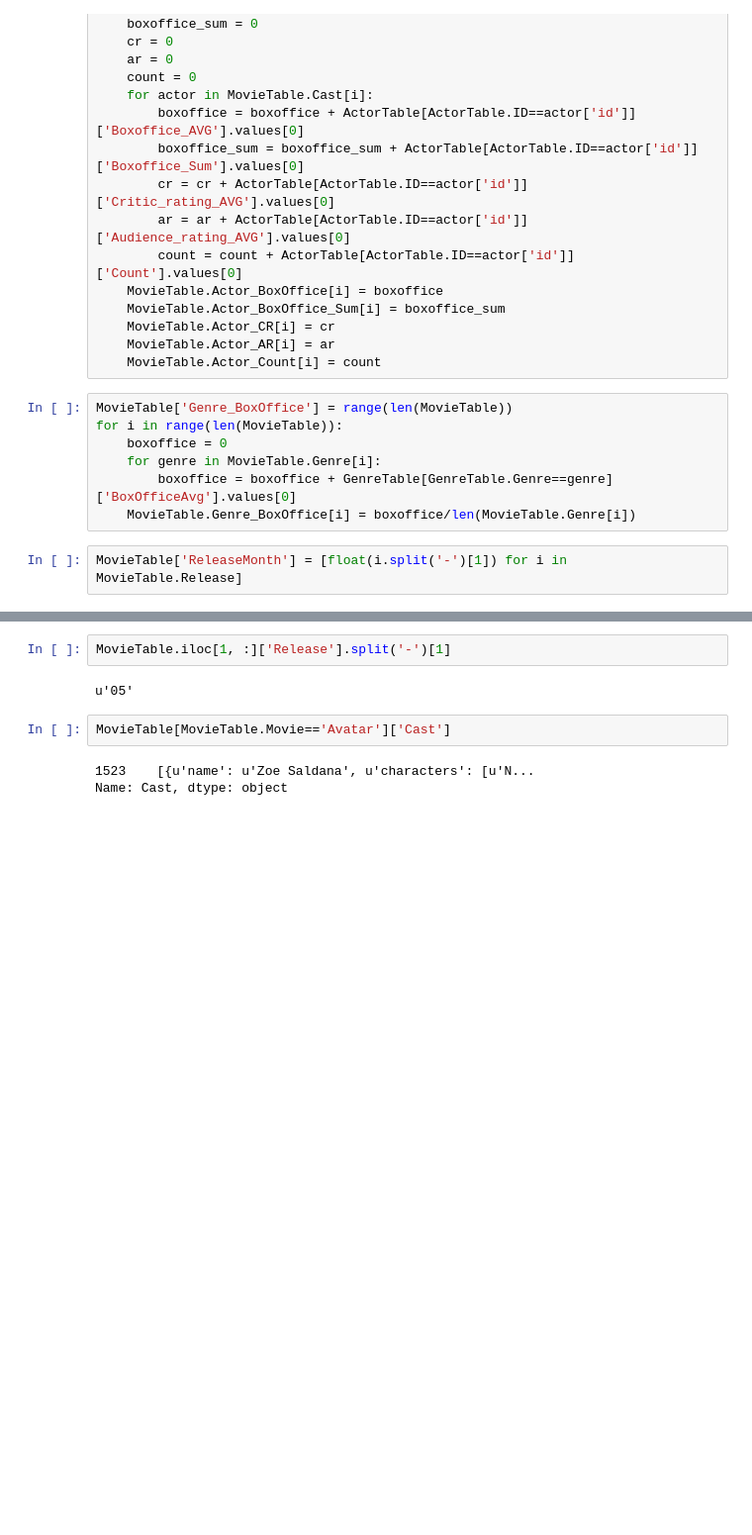
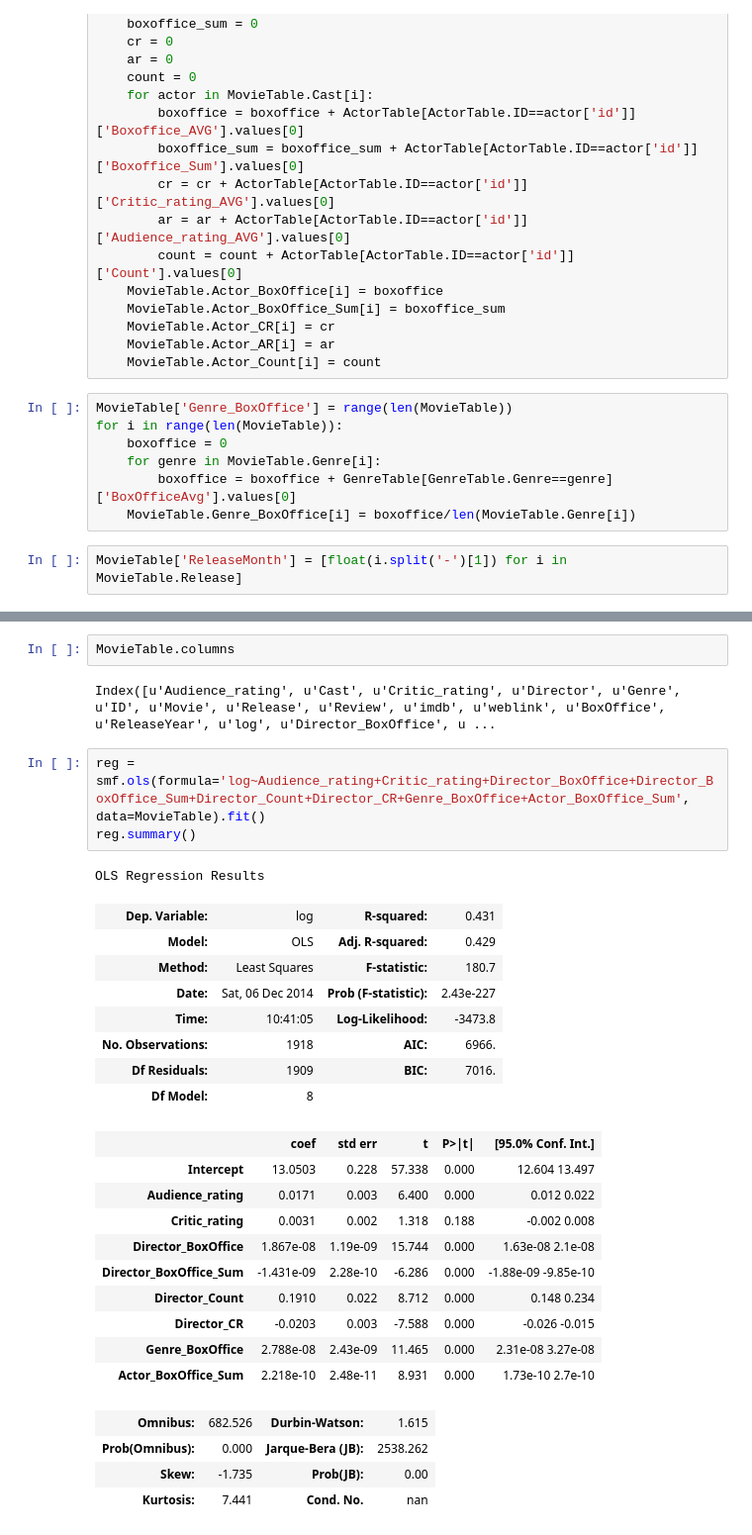
Before and after one commit to lantian2012/DataScience, a Jupyter notebook: Regression.ipynb, the cells around one changed output, grey strips where cells are left out. Shown at 99% size. Drawn from its saved outputs; the diff is of its cells as text; blank space fills up the shorter version.

```diff
--- a/Regression.ipynb
+++ b/Regression.ipynb
@@ -151,12 +147,34 @@ OLS Regression Results
 | Prob(Omnibus): | 0.000 | Jarque-Bera (JB): | 2408.843 |
 | Skew: | -1.701 | Prob(JB): | 0.00 |
 | Kurtosis: | 7.309 | Cond. No. | nan |
-# %%
-MovieTable.iloc[1, :]['Release'].split('-')[1]
-# %% [output]
-u'05'
-# %%
-MovieTable[MovieTable.Movie=='Avatar']['Cast']
-# %% [output]
-1523    [{u'name': u'Zoe Saldana', u'characters': [u'N...
-Name: Cast, dtype: object
+# %%
+MovieTable.columns
+# %% [output]
+Index([u'Audience_rating', u'Cast', u'Critic_rating', u'Director', u'Genre', u'ID', u'Movie', u'Release', u'Review', u'imdb', u'weblink', u'BoxOffice', u'ReleaseYear', u'log', u'Director_BoxOffice', u ...
+# %%
+reg = smf.ols(formula='log~Audience_rating+Critic_rating+Director_BoxOffice+Director_BoxOffice_Sum+Director_Count+Director_CR+Genre_BoxOffice+Actor_BoxOffice_Sum', data=MovieTable).fit()
+reg.summary()
+# %% [output]
+OLS Regression Results
+| Dep. Variable: | log | R-squared: | 0.431 |
+| Model: | OLS | Adj. R-squared: | 0.429 |
+| Method: | Least Squares | F-statistic: | 180.7 |
+| Date: | Sat, 06 Dec 2014 | Prob (F-statistic): | 2.43e-227 |
+| Time: | 10:41:05 | Log-Likelihood: | -3473.8 |
+| No. Observations: | 1918 | AIC: | 6966. |
+| Df Residuals: | 1909 | BIC: | 7016. |
+| Df Model: | 8 |  |  |
+|  | coef | std err | t | P>|t| | [95.0% Conf. Int.] |
+| Intercept | 13.0503 | 0.228 | 57.338 | 0.000 | 12.604 13.497 |
+| Audience_rating | 0.0171 | 0.003 | 6.400 | 0.000 | 0.012 0.022 |
+| Critic_rating | 0.0031 | 0.002 | 1.318 | 0.188 | -0.002 0.008 |
+| Director_BoxOffice | 1.867e-08 | 1.19e-09 | 15.744 | 0.000 | 1.63e-08 2.1e-08 |
+| Director_BoxOffice_Sum | -1.431e-09 | 2.28e-10 | -6.286 | 0.000 | -1.88e-09 -9.85e-10 |
+| Director_Count | 0.1910 | 0.022 | 8.712 | 0.000 | 0.148 0.234 |
+| Director_CR | -0.0203 | 0.003 | -7.588 | 0.000 | -0.026 -0.015 |
+| Genre_BoxOffice | 2.788e-08 | 2.43e-09 | 11.465 | 0.000 | 2.31e-08 3.27e-08 |
+| Actor_BoxOffice_Sum | 2.218e-10 | 2.48e-11 | 8.931 | 0.000 | 1.73e-10 2.7e-10 |
+| Omnibus: | 682.526 | Durbin-Watson: | 1.615 |
+| Prob(Omnibus): | 0.000 | Jarque-Bera (JB): | 2538.262 |
+| Skew: | -1.735 | Prob(JB): | 0.00 |
+| Kurtosis: | 7.441 | Cond. No. | nan |
```
Also changed, not shown: parts of 14 cells of this notebook.
